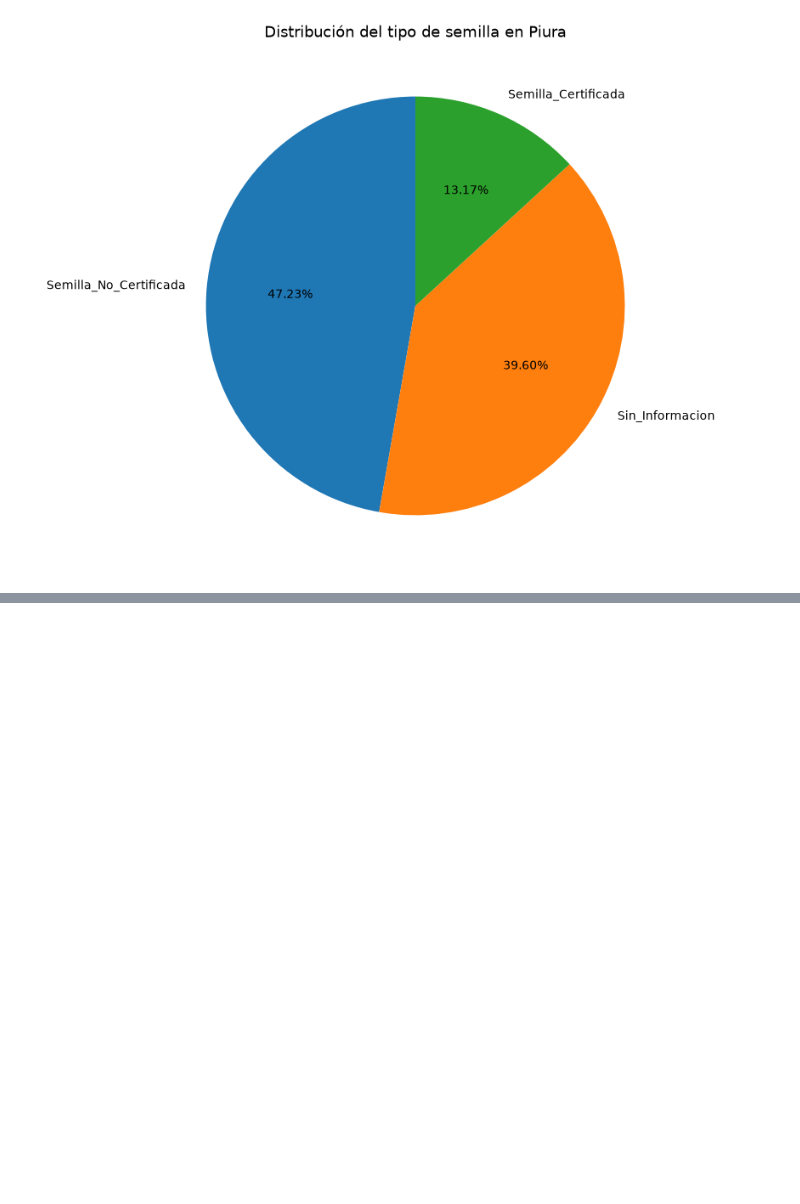
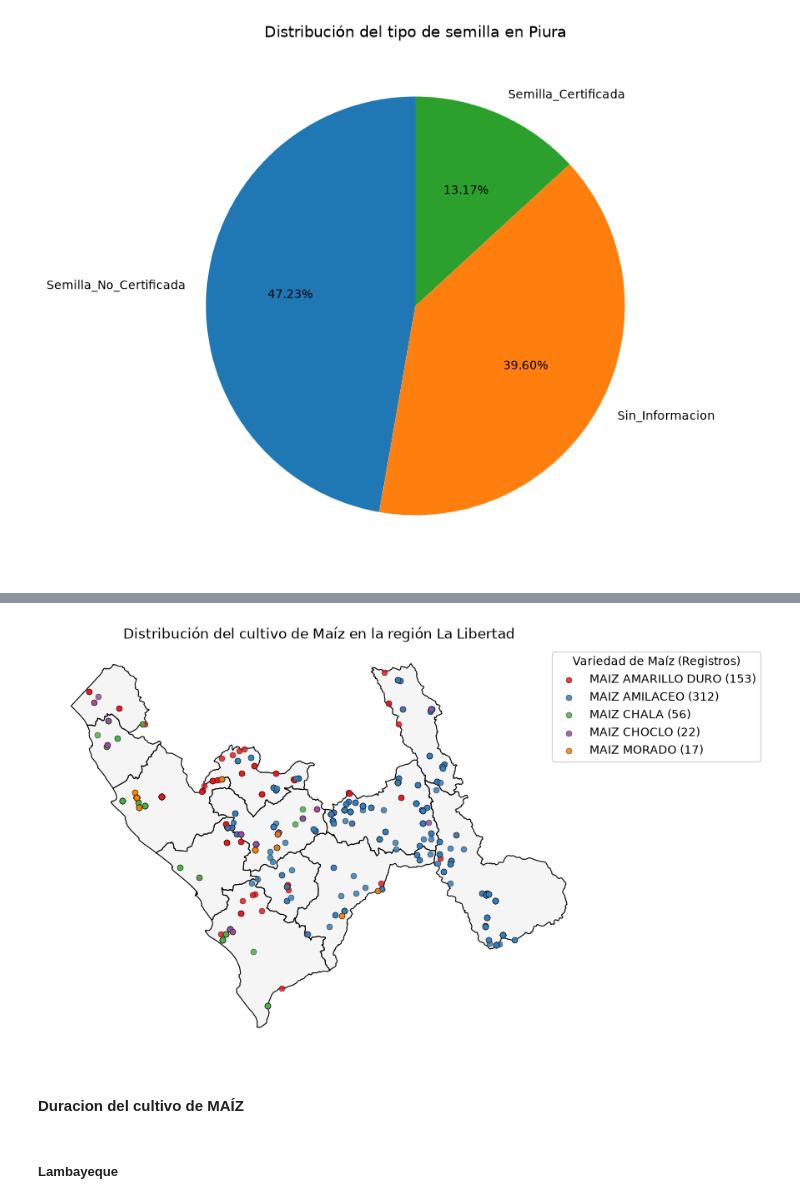
Before and after one commit to matiasrg/Proyecto-PCDA, a Jupyter notebook: scripts/02_CAP200AB.ipynb, the cells around one changed output, grey strips where cells are left out. Drawn from its saved outputs; the diff is of its cells as text; code cells hidden in the pictures; blank space fills up the shorter version.

```diff
--- a/scripts/02_CAP200AB.ipynb
+++ b/scripts/02_CAP200AB.ipynb
@@ -51,0 +84,2 @@ memory usage: 205.3 MB
+# %%
+df_lalibertad = df_cap200ab.loc[df_cap200ab["NOMBREDD"] == "LA LIBERTAD"]
@@ -51,0 +102,2 @@ memory usage: 205.3 MB
+# %%
+caratula_lalibertad = df_caratula.loc[df_caratula["NOMBREDD"] == "LA LIBERTAD"]
@@ -740,0 +1115,54 @@ plt.show()
+# %%
+df_solo_maiz_lib = df_lalibertad[
+    df_lalibertad["P204_NOM"].astype(str).str.upper().str.contains("MAIZ|MAÍZ", na=False)
+]
+tabla_cultivo_maiz_lib = df_solo_maiz_lib[["P204_NOM", "NSEGM", "ID_PROD", "UA"]]
+# %%
+actividad_merge_maiz_lib = pd.merge(
+    puntos_lalibertad,
+    tabla_cultivo_maiz_lib,
+    on=["NSEGM", "ID_PROD", "UA"],
+    how="inner"
+)
+# %%
+conteos = actividad_merge_maiz_lib["P204_NOM"].value_counts()
+actividad_merge_maiz_lib["LEYENDA_MAIZ"] = actividad_merge_maiz_lib["P204_NOM"].map(
+    lambda x: f"{x} ({conteos[x]})"
+)
+
+fig, ax = plt.subplots(figsize=(9, 9))
+
+provinvias_lib.plot(
+    ax=ax,
+    color="whitesmoke",
+    edgecolor="black",
+    linewidth=0.8
+)
+
+actividad_merge_maiz_lib.plot(
+    ax=ax,
+    column="LEYENDA_MAIZ",
+    cmap="Set1",
+    legend=True,
+    legend_kwds={
+        "title": "Variedad de Maíz (Registros)",
+        "loc": "upper right",
+        "bbox_to_anchor": (1.32, 1)
+    },
+    markersize=25,
+    edgecolor="black",
+    linewidth=0.3,
+    alpha=0.85
+)
+
+ax.set_title("Distribución del cultivo de Maíz en la región La Libertad")
+ax.set_axis_off()
+
+plt.tight_layout()
+plt.show()
+# %% [output]
+[figure, added]
+# %% [markdown]
+#### Duracion del cultivo de MAÍZ
+# %% [markdown]
+##### Lambayeque
```
Also changed, not shown: parts of 120 cells of this notebook.
